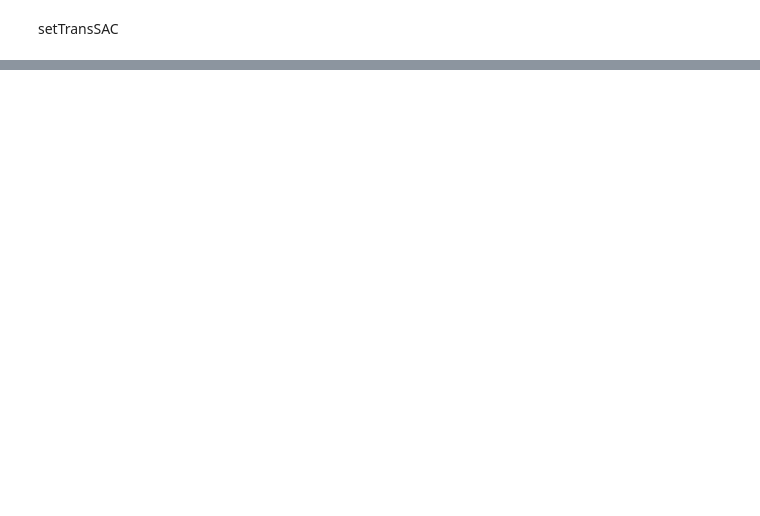
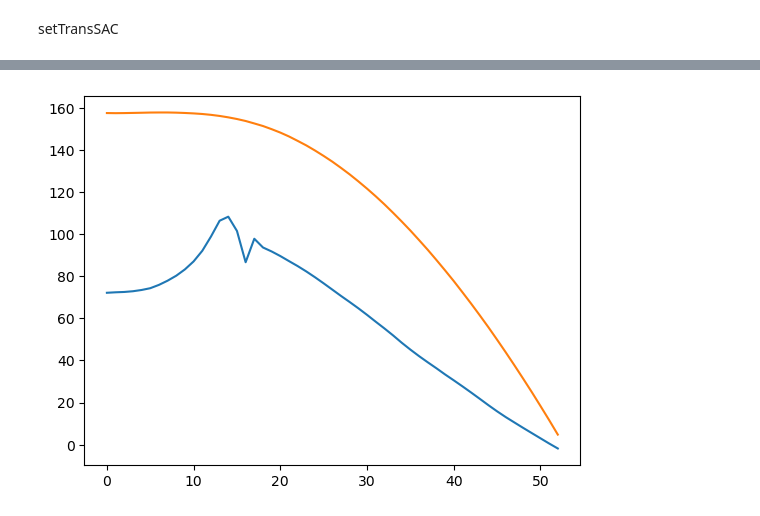
Before and after one commit to liziyao99/multi-debris-avoidance, a Jupyter notebook: test.ipynb, the cells around one changed output, grey strips where cells are left out. Saved outputs shown, nothing was run; the diff lists cells and outputs as text; code cells hidden in the pictures; blank space fills up the shorter version.

```diff
--- a/test.ipynb
+++ b/test.ipynb
@@ -1199,0 +1365,6 @@ with Progress() as pbar:
+# %%
+plt.plot(Critics.numpy()[:step])
+plt.plot(Rewards.numpy()[:step]/(1-gamma))
+plt.show()
+# %% [output]
+[figure, added]
```
Also changed, not shown: parts of 13 cells of this notebook, 6 other files.
